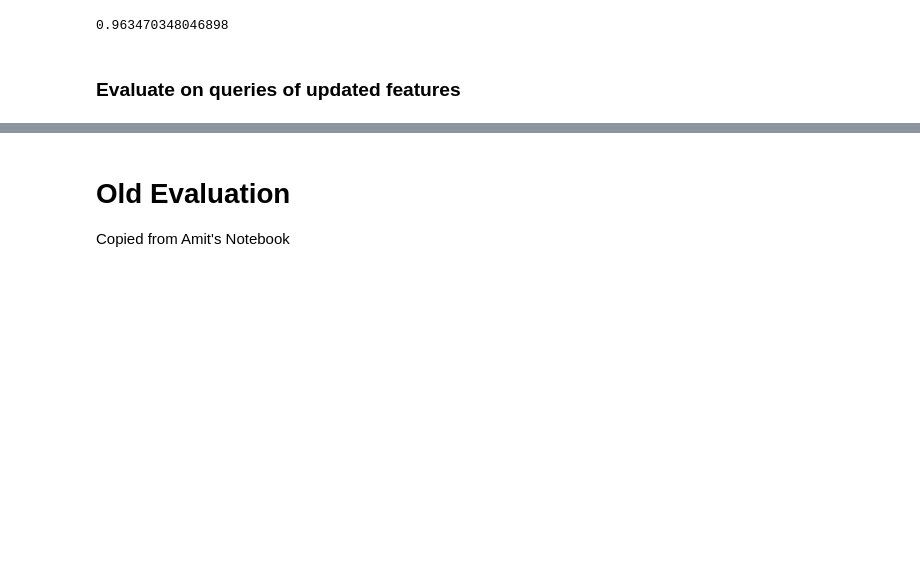
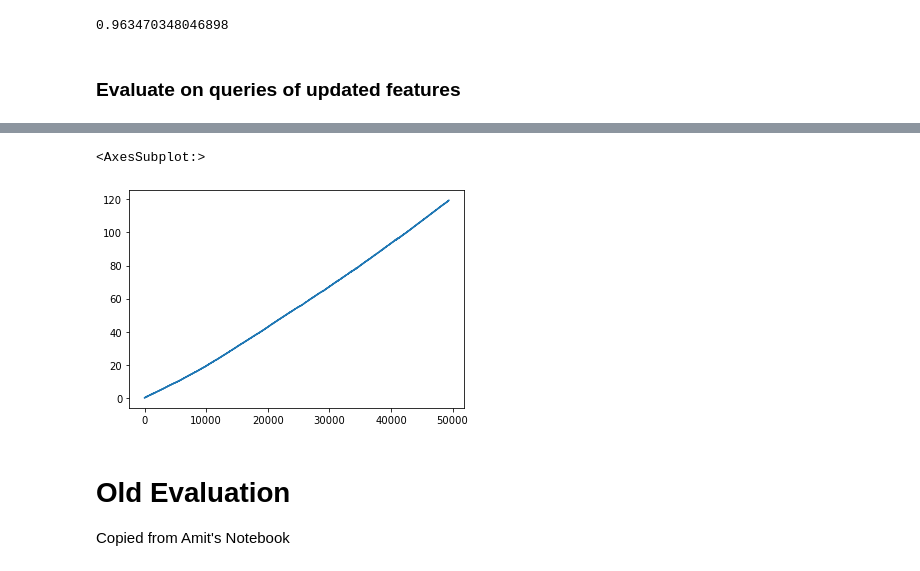
Before and after one commit to feature-store/experiments, a Jupyter notebook: nb/02-22-22 ALS Evaluation .ipynb, the cells around one changed output, grey strips where cells are left out. Drawn from its saved outputs; the diff is of its cells as text; code cells hidden in the pictures; blank space fills up the shorter version.

```diff
--- a/nb/02-22-22 ALS Evaluation .ipynb
+++ b/nb/02-22-22 ALS Evaluation .ipynb
@@ -238,3 +290,8 @@ mean_squared_error(joined_df_drop["rating"], joined_df_drop["baseline_prediction
+# %%
+(feature_updates["processing_time"] - feature_updates["ingest_time"]).plot()
+# %% [output]
+<AxesSubplot:>
+[figure, added]
 # %% [markdown]
 # Old Evaluation
 Copied from Amit's Notebook
```
Also changed, not shown: parts of 25 cells of this notebook, 3 other files.
